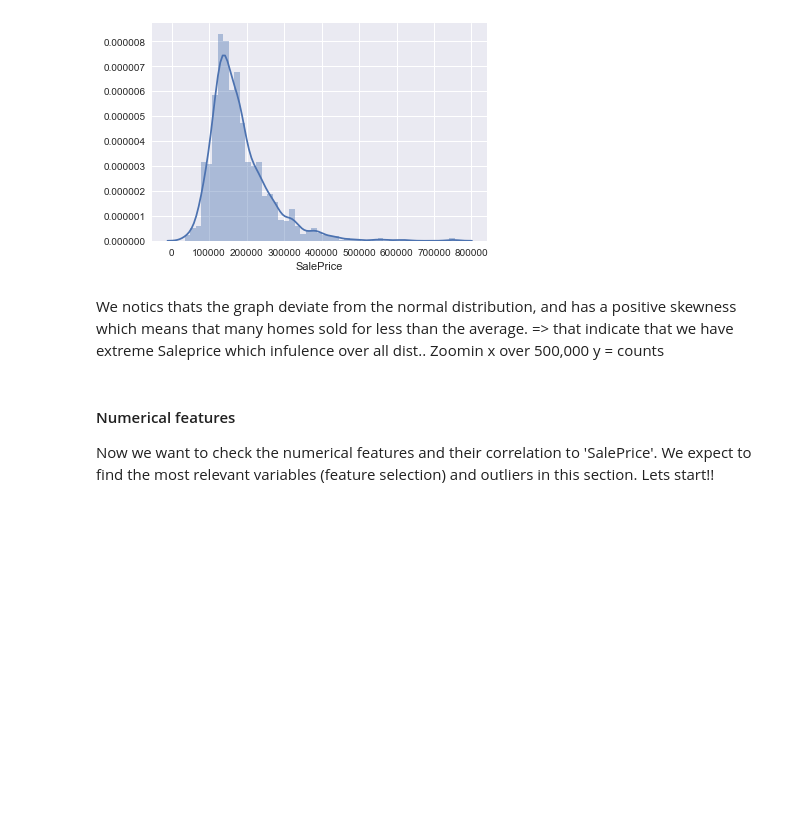
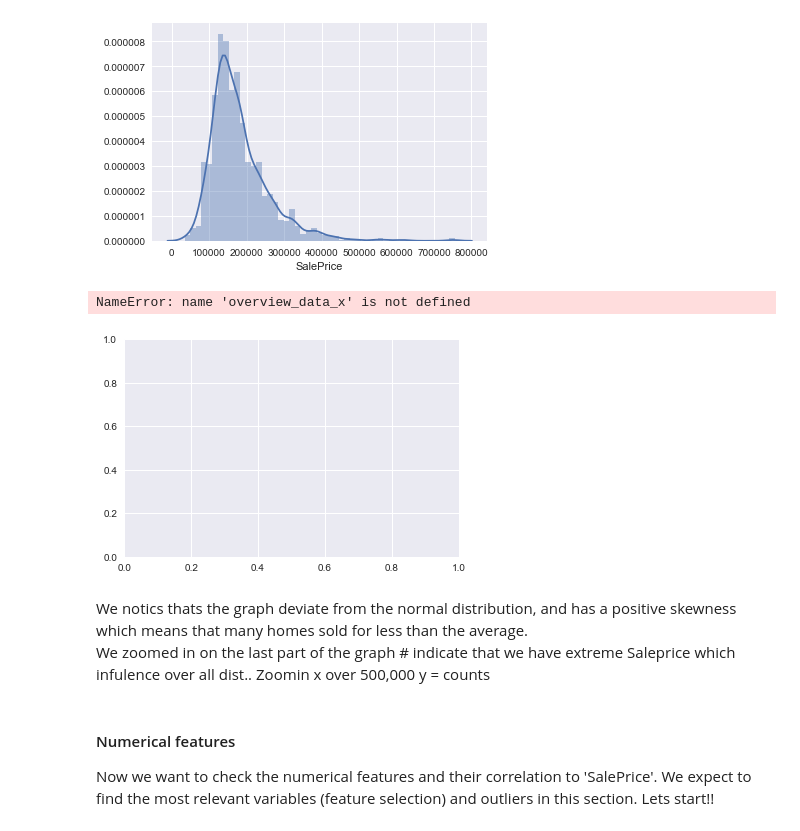
Before and after one commit to HaiaK/Housing, a Jupyter notebook: OZwhatTOcallIT.ipynb, the cells around one changed output. Cells and saved outputs as stored; diff of their text form; code cells hidden in the pictures; blank space fills up the shorter version.

```diff
--- a/OZwhatTOcallIT.ipynb
+++ b/OZwhatTOcallIT.ipynb
@@ -229,3 +230,9 @@ axes2 = fig.add_axes([0.2, 0.5, 0.4, 0.3]) # inset axes
 # %% [output]
 AttributeError: 'AxesSubplot' object has no attribute 'add_axes'
 [figure]
+# %%
+fig, ax = plt.subplots() # create a new figure with a default 111 subplot
+ax.plot(overview_data_x, overview_data_y)
+# %% [output]
+NameError: name 'overview_data_x' is not defined
+[figure, added]
@@ -232,5 +241,6 @@ AttributeError: 'AxesSubplot' object has no attribute 'add_axes'
 # %% [markdown]
-  We notics thats the graph deviate from the normal distribution, and has a positive skewness which means that many homes sold for less than the average. => that indicate that we have extreme Saleprice which infulence over all dist..
+  We notics thats the graph deviate from the normal distribution, and has a positive skewness which means that many homes sold for less than the average.
+  We zoomed in on the last part of the graph # indicate that we have extreme Saleprice which infulence over all dist..
   Zoomin x over 500,000
   y = counts
 # %% [markdown]
```
Also changed, not shown: parts of 33 cells of this notebook.
